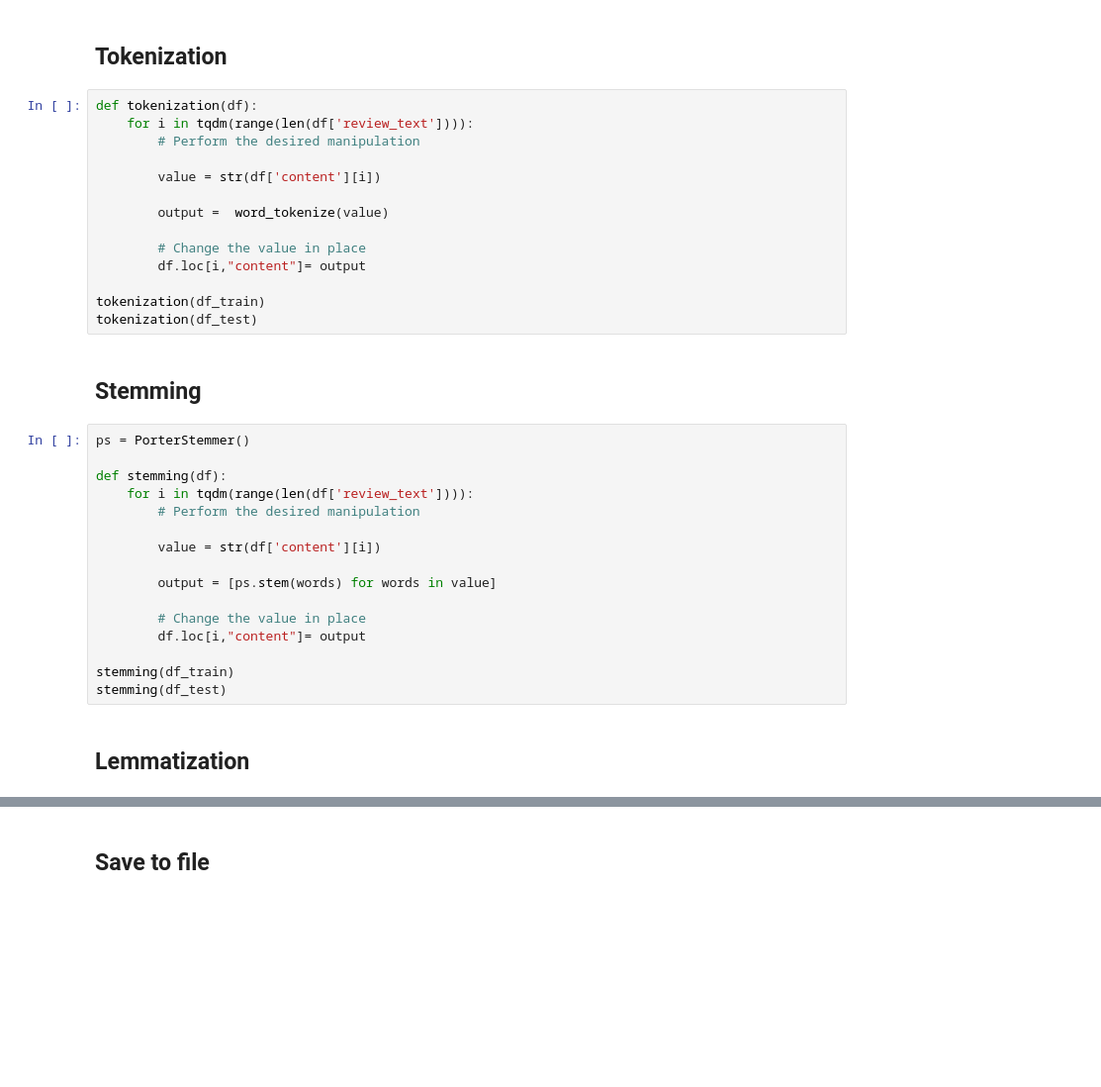
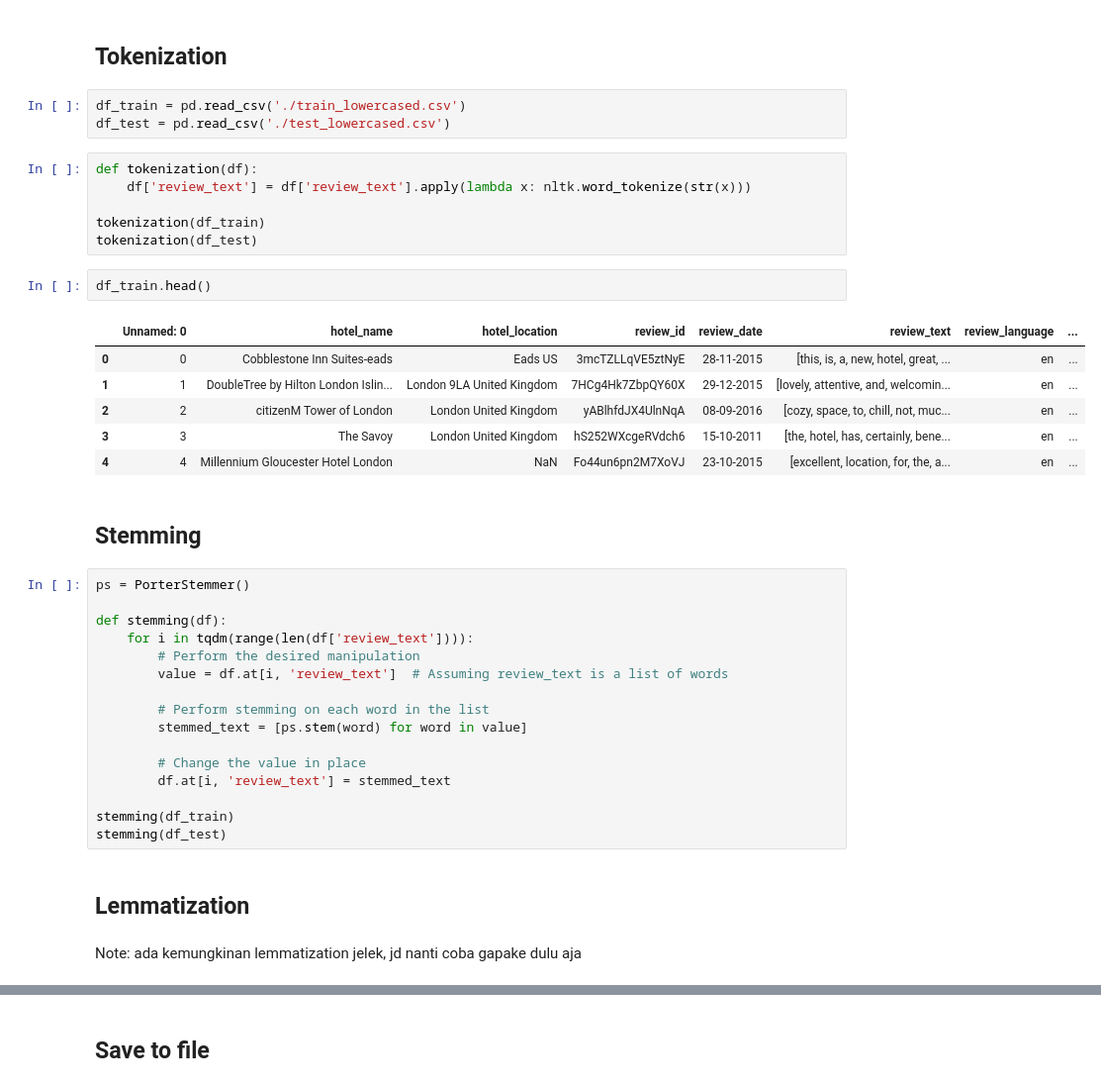
Before and after one commit to RayhanAdii/tpw-hotelreview, a Jupyter notebook: 2_data_preprocessing.ipynb, the cells around one changed output, grey strips where cells are left out. Shown: that part at 99% size. Drawn from its saved outputs; the diff is of its cells as text; blank space fills up the shorter version.

```diff
--- a/2_data_preprocessing.ipynb
+++ b/2_data_preprocessing.ipynb
@@ -278,19 +313,23 @@ lowercasing(df_test)
 # %% [markdown]
 ## Tokenization
+# %%
+df_train = pd.read_csv('./train_lowercased.csv')
+df_test = pd.read_csv('./test_lowercased.csv')
 # %%
 def tokenization(df):
-    for i in tqdm(range(len(df['review_text']))):
-        # Perform the desired manipulation
-
-        value = str(df['content'][i])
-
-        output =  word_tokenize(value)
-
-        # Change the value in place
-        df.loc[i,"content"]= output
+    df['review_text'] = df['review_text'].apply(lambda x: nltk.word_tokenize(str(x)))
 
 tokenization(df_train)
 tokenization(df_test)
+# %%
+df_train.head()
+# %% [output]
+|  | Unnamed: 0 | hotel_name | hotel_location | review_id | review_date | review_text | review_language | ... |
+| 0 | 0 | Cobblestone Inn Suites-eads | Eads US | 3mcTZLLqVE5ztNyE | 28-11-2015 | [this, is, a, new, hotel, great, ... | en | ... |
+| 1 | 1 | DoubleTree by Hilton London Islin... | London 9LA United Kingdom | 7HCg4Hk7ZbpQY60X | 29-12-2015 | [lovely, attentive, and, welcomin... | en | ... |
+| 2 | 2 | citizenM Tower of London | London United Kingdom | yABlhfdJX4UlnNqA | 08-09-2016 | [cozy, space, to, chill, not, muc... | en | ... |
+| 3 | 3 | The Savoy | London United Kingdom | hS252WXcgeRVdch6 | 15-10-2011 | [the, hotel, has, certainly, bene... | en | ... |
+| 4 | 4 | Millennium Gloucester Hotel London | NaN | Fo44un6pn2M7XoVJ | 23-10-2015 | [excellent, location, for, the, a... | en | ... |
 # %% [markdown]
 ## Stemming
 # %%
@@ -299,16 +338,18 @@ ps = PorterStemmer()
 def stemming(df):
     for i in tqdm(range(len(df['review_text']))):
         # Perform the desired manipulation
+        value = df.at[i, 'review_text']  # Assuming review_text is a list of words
 
-        value = str(df['content'][i])
-
-        output = [ps.stem(words) for words in value]
+        # Perform stemming on each word in the list
+        stemmed_text = [ps.stem(word) for word in value]
 
         # Change the value in place
-        df.loc[i,"content"]= output
+        df.at[i, 'review_text'] = stemmed_text
 
 stemming(df_train)
 stemming(df_test)
 # %% [markdown]
 ## Lemmatization
+# %% [markdown]
+Note: ada kemungkinan lemmatization jelek, jd nanti coba gapake dulu aja
 # %%
```
Also changed, not shown: parts of 12 cells of this notebook.
